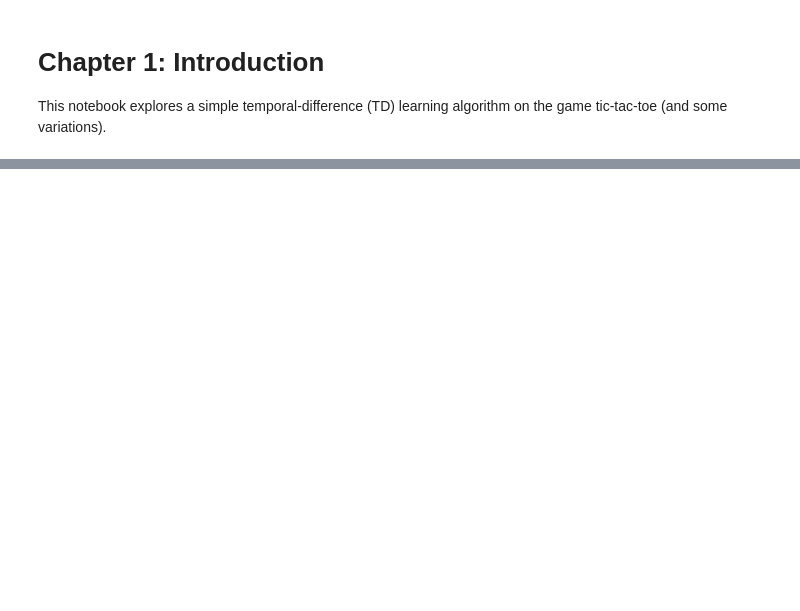
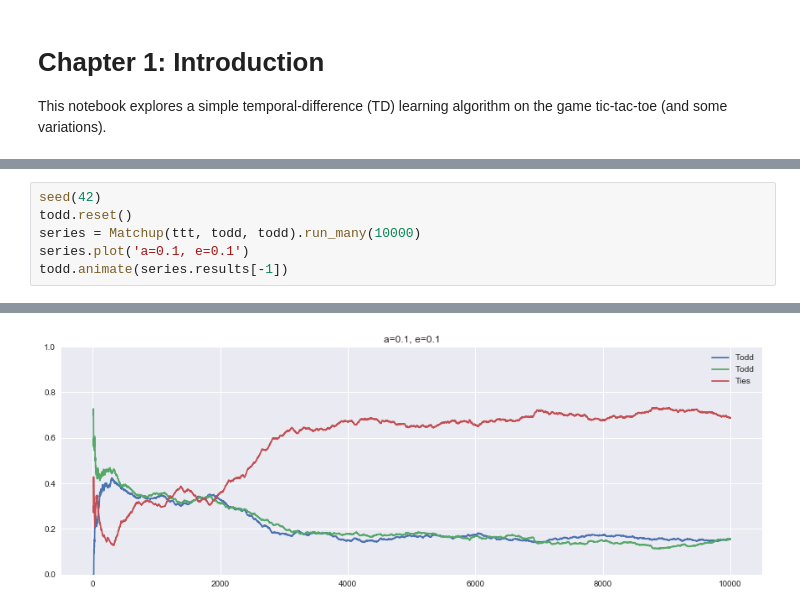
Before and after one commit to ungood/reinforcement-learning, a Jupyter notebook: Chapter 1.ipynb, the cells around one changed output, grey strips where cells are left out. Saved outputs shown, nothing was run; the diff lists cells and outputs as text; blank space fills up the shorter version.

```diff
--- a/Chapter 1.ipynb
+++ b/Chapter 1.ipynb
@@ -455,0 +296,7 @@ evaluate(rando, todd).plot()
+# %%
+seed(42)
+todd.reset()
+series = Matchup(ttt, todd, todd).run_many(10000)
+series.plot('a=0.1, e=0.1')
+todd.animate(series.results[-1])
+# %% [output]
@@ -455,0 +304 @@ evaluate(rando, todd).plot()
+[figure, added]
```
Also changed, not shown: parts of 28 cells of this notebook, 4 other files.
